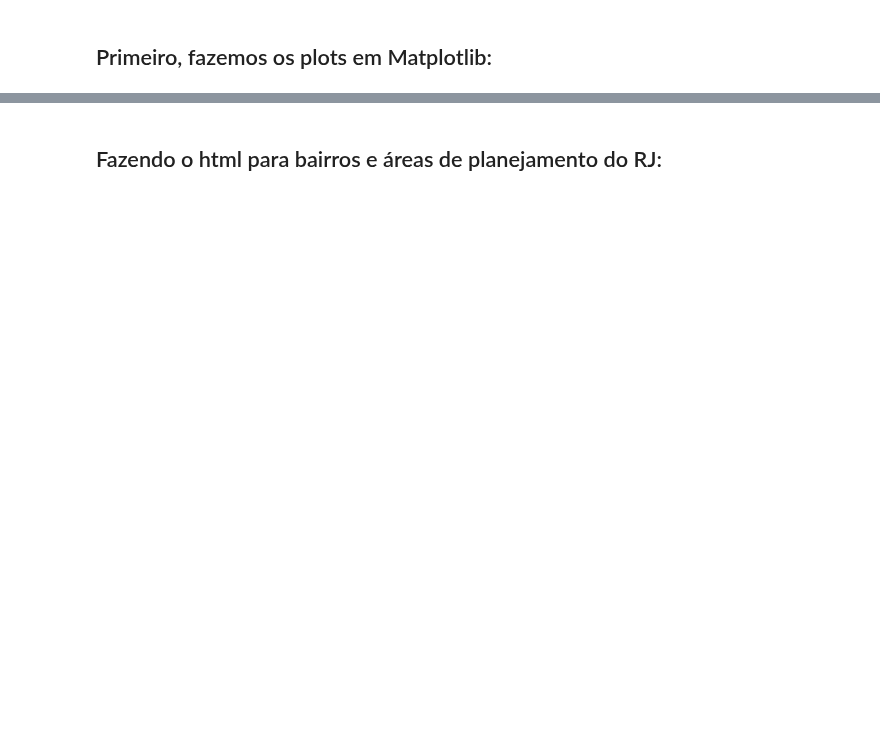
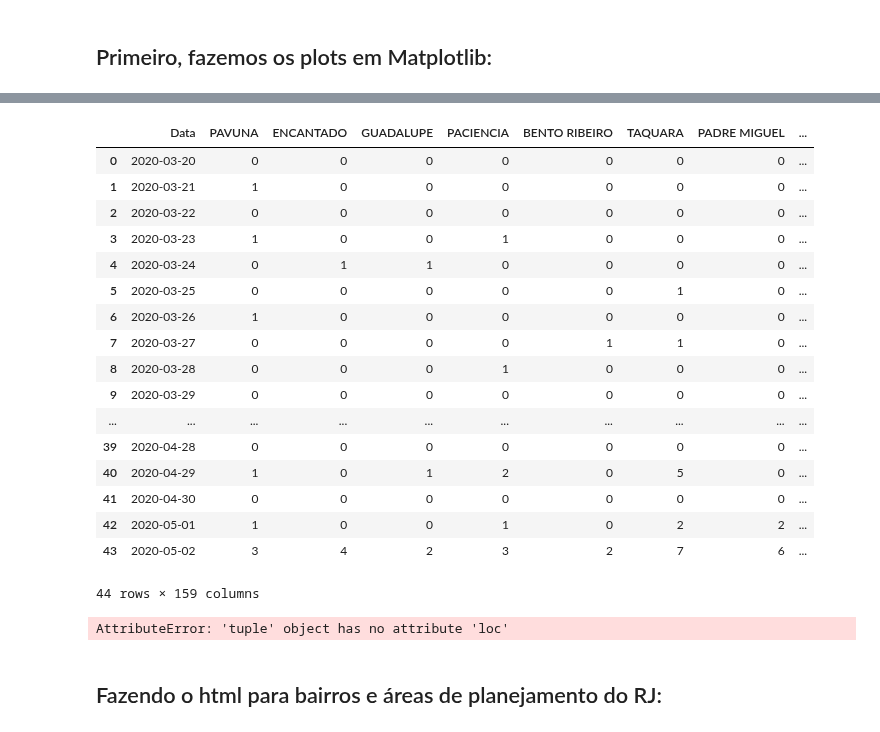
Before and after one commit to Modelagem-Covid-19-RJ/covid19, a Jupyter notebook: modelos/RJ/compartimental/geo_plot/Geo_plot_Bairros_RJ.ipynb, the cells around one changed output, grey strips where cells are left out. Cells and saved outputs as stored; diff of their text form; code cells hidden in the pictures; blank space fills up the shorter version.

```diff
--- a/modelos/RJ/compartimental/geo_plot/Geo_plot_Bairros_RJ.ipynb
+++ b/modelos/RJ/compartimental/geo_plot/Geo_plot_Bairros_RJ.ipynb
@@ -31,3 +204,48 @@ dados_covid_rj = read_data(dados_covid_rj, fonte = 'prefeitura')
+# %%
+dic_novos = {'Data': dias}
+# %%
+dic_novos.update({b: lst_dic[b][1] for b in bairros})
+# %%
+df_novos = pd.DataFrame.from_dict(dic_novos)
+# %%
+df_novos
+# %% [output]
+|  | Data | PAVUNA | ENCANTADO | GUADALUPE | PACIENCIA | BENTO RIBEIRO | TAQUARA | PADRE MIGUEL | ... |
+| 0 | 2020-03-20 | 0 | 0 | 0 | 0 | 0 | 0 | 0 | ... |
+| 1 | 2020-03-21 | 1 | 0 | 0 | 0 | 0 | 0 | 0 | ... |
+| 2 | 2020-03-22 | 0 | 0 | 0 | 0 | 0 | 0 | 0 | ... |
+| 3 | 2020-03-23 | 1 | 0 | 0 | 1 | 0 | 0 | 0 | ... |
+| 4 | 2020-03-24 | 0 | 1 | 1 | 0 | 0 | 0 | 0 | ... |
+| 5 | 2020-03-25 | 0 | 0 | 0 | 0 | 0 | 1 | 0 | ... |
+| 6 | 2020-03-26 | 1 | 0 | 0 | 0 | 0 | 0 | 0 | ... |
+| 7 | 2020-03-27 | 0 | 0 | 0 | 0 | 1 | 1 | 0 | ... |
+| 8 | 2020-03-28 | 0 | 0 | 0 | 1 | 0 | 0 | 0 | ... |
+| 9 | 2020-03-29 | 0 | 0 | 0 | 0 | 0 | 0 | 0 | ... |
+| ... | ... | ... | ... | ... | ... | ... | ... | ... | ... |
+| 39 | 2020-04-28 | 0 | 0 | 0 | 0 | 0 | 0 | 0 | ... |
+| 40 | 2020-04-29 | 1 | 0 | 1 | 2 | 0 | 5 | 0 | ... |
+| 41 | 2020-04-30 | 0 | 0 | 0 | 0 | 0 | 0 | 0 | ... |
+| 42 | 2020-05-01 | 1 | 0 | 0 | 1 | 0 | 2 | 2 | ... |
+| 43 | 2020-05-02 | 3 | 4 | 2 | 3 | 2 | 7 | 6 | ... |
+44 rows × 159 columns
+# %%
+lst_acumul = []
+lst_acumul1 = []
+lst_acumul2 = []
+lst_acumul3 = []
+
+lst_novos = []
+for b in lst_bairros:
+    b_novos = get_data(df = df2, local = b, fonte = 'prefeitura', T_fim = '03-05-2020', to_print = False)[1]
+    b_por_semanas = [sum(b_novos[7*i:7*(i+1) - 1]) for i in range(4)]
+    lst_acumul.append(get_data(df = df2, local = b, fonte = 'prefeitura', T_fim = '03-05-2020', to_print = False)[0][-1])
+    lst_acumul1.append(get_data(df = df2, local = b, fonte = 'prefeitura', T_fim = '03-05-2020', to_print = False)[0][-8])
+    lst_acumul2.append(get_data(df = df2, local = b, fonte = 'prefeitura', T_fim = '03-05-2020', to_print = False)[0][-15])
+    lst_acumul3.append(get_data(df = df2, local = b, fonte = 'prefeitura', T_fim = '03-05-2020', to_print = False)[0][-22])
+
+    lst_novos.append(b_por_semanas)
+# %% [output]
+AttributeError: 'tuple' object has no attribute 'loc'
 # %%
 nomes = list(dados_covid_rj['Bairro'])
 dados_covid_rj.drop(columns = ['Bairro'], inplace = True)
```
Also changed, not shown: parts of 26 cells of this notebook, 6 other files.
